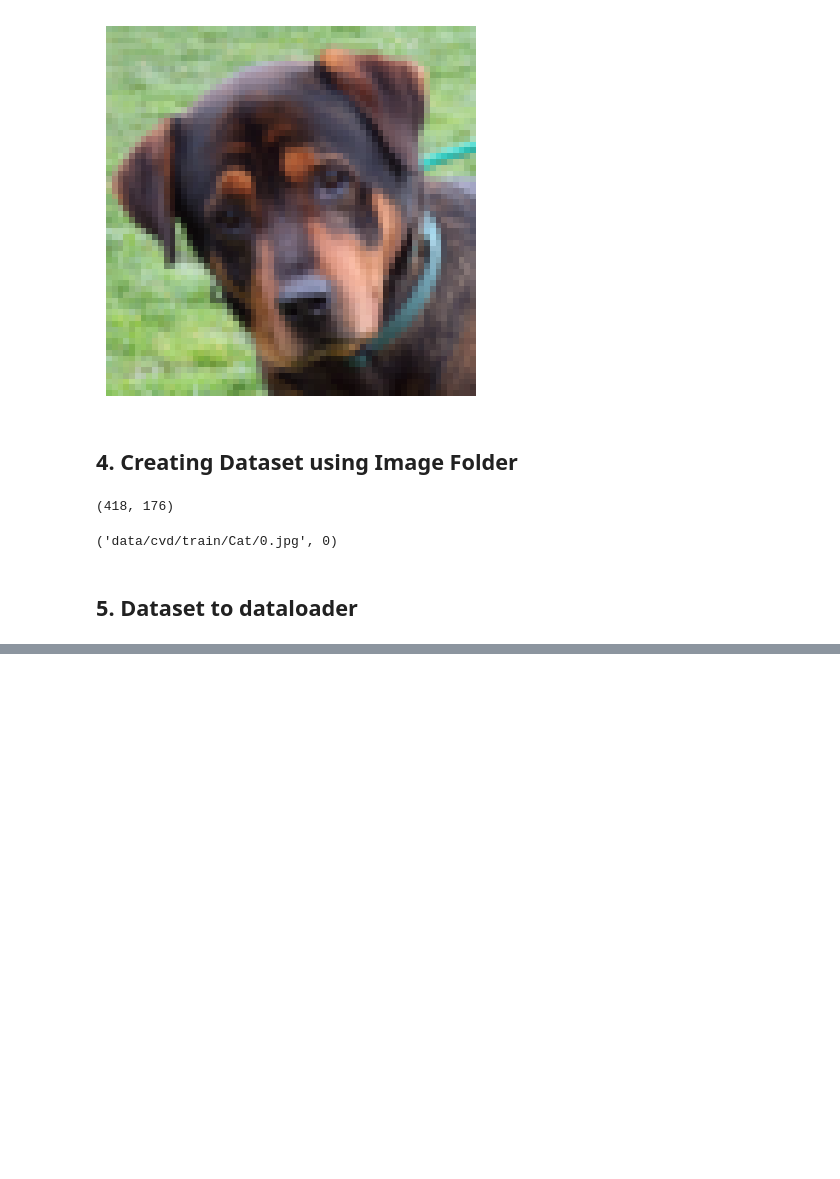
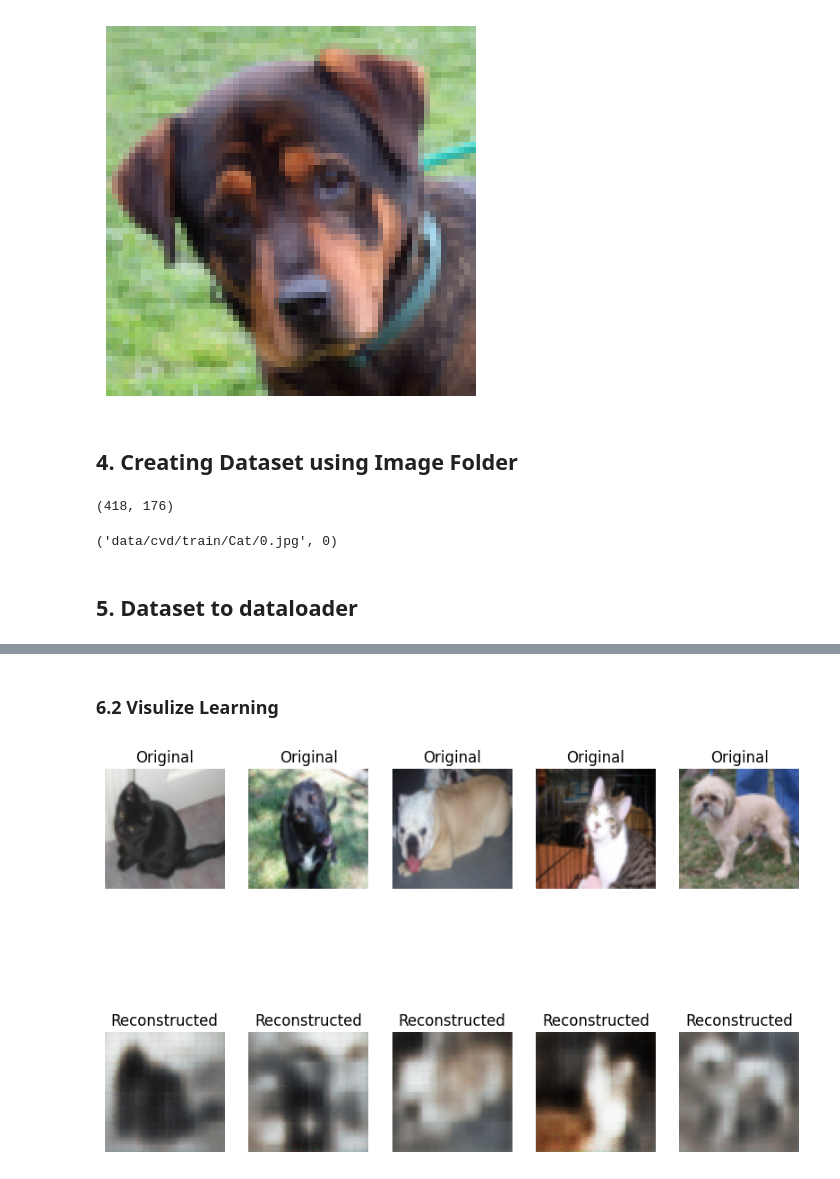
Before and after one commit to LexanderThakur/Cats_vs_Dogs_U, a Jupyter notebook: CVDU.ipynb, the cells around one changed output, grey strips where cells are left out. Cells and saved outputs as stored; diff of their text form; code cells hidden in the pictures; blank space fills up the shorter version.

```diff
--- a/CVDU.ipynb
+++ b/CVDU.ipynb
@@ -153,3 +155,20 @@ train_dataset.samples[0]
 ('data/cvd/train/Cat/0.jpg', 0)
 # %% [markdown]
 ## 5\. Dataset to dataloader
+# %%
+from torch.utils.data import DataLoader
+
+
+train_dataloader = DataLoader(
+    dataset=train_dataset,
+    batch_size=32,
+    shuffle=True,
+    num_workers=os.cpu_count()
+)
+
+test_dataloader = DataLoader(
+    dataset=test_dataset,
+    batch_size=32,
+    num_workers=os.cpu_count()
+)
+len(train_dataset),len(train_dataloader)
@@ -155,0 +270,34 @@ train_dataset.samples[0]
+# %% [markdown]
+### 6.2 Visulize Learning
+# %%
+model.eval()
+
+imgs,_ = next(iter(train_dataloader))
+
+imgs=imgs.to(device)
+
+with torch.inference_mode():
+    y_logits= model(imgs)
+
+
+plt.figure(figsize=(10,7))
+n=5
+
+for i in range(n):
+    # original
+    plt.subplot(2,n,i+1)
+
+    plt.imshow(imgs[i].cpu().permute(1,2,0))
+    plt.title("Original")
+
+    plt.axis(False)
+
+
+    # reconstructed
+    plt.subplot(2,n,i+n+1)
+    plt.imshow(y_logits[i].cpu().permute(1,2,0))
+    plt.title("Reconstructed")
+    plt.axis(False)
+plt.show()
+# %% [output]
+[figure, added]
```
Also changed, not shown: parts of 7 cells of this notebook.
